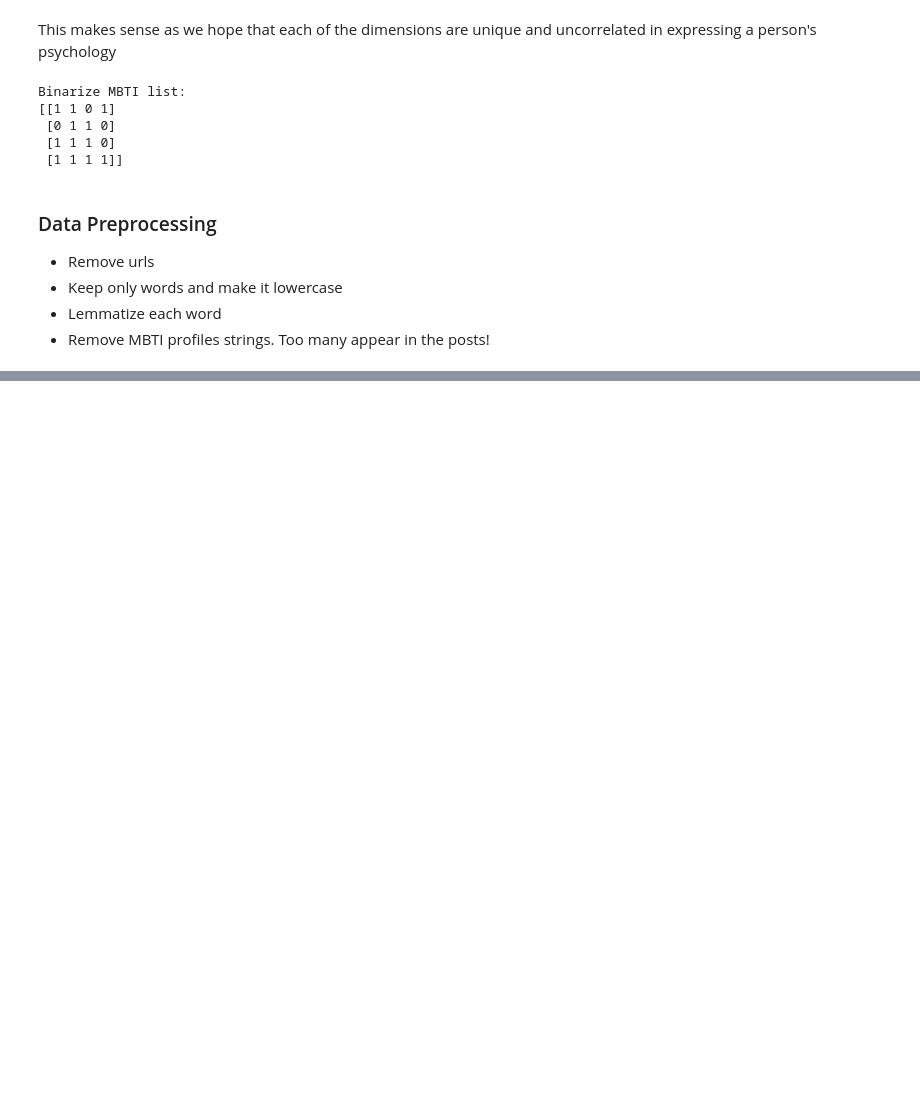
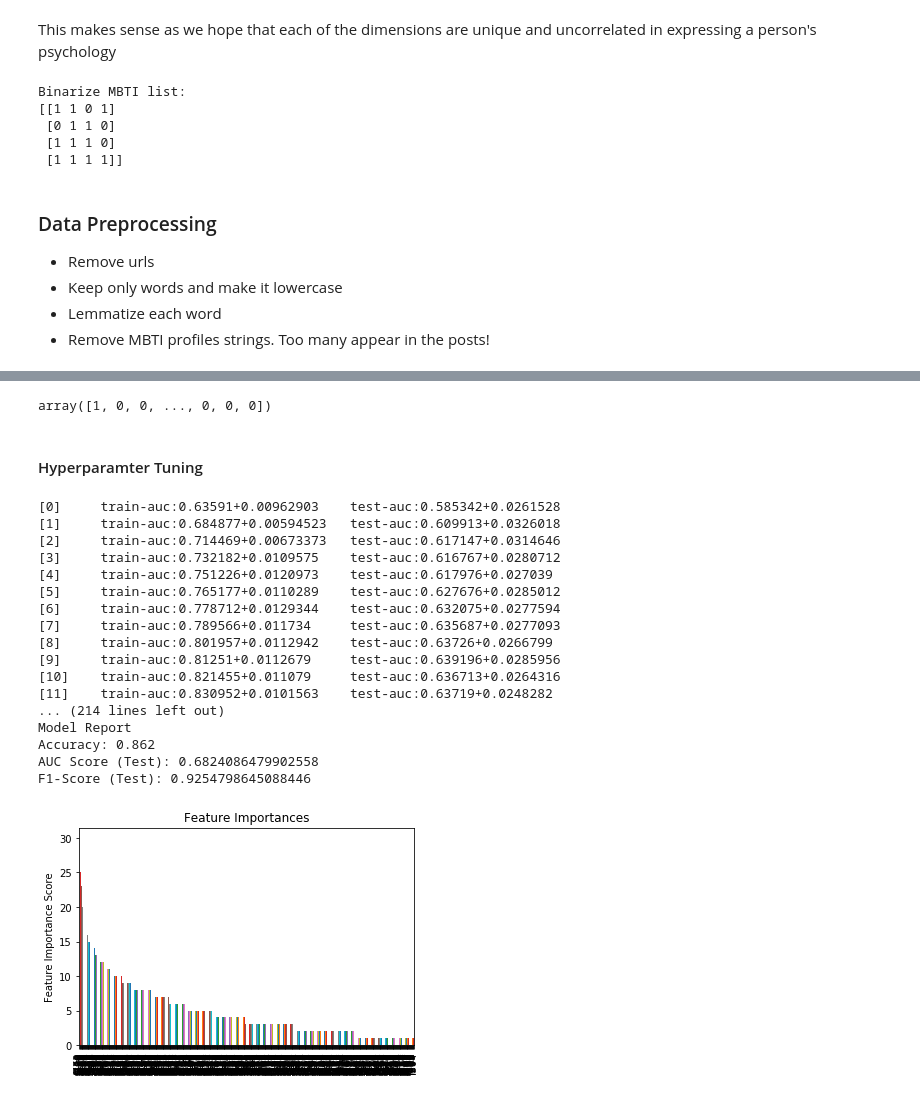
Before and after one commit to pavan1011/twitter_persona, a Jupyter notebook: Twitter_Persona.ipynb, the cells around one changed output, grey strips where cells are left out. Saved outputs shown, nothing was run; the diff lists cells and outputs as text; code cells hidden in the pictures; blank space fills up the shorter version.

```diff
--- a/Twitter_Persona.ipynb
+++ b/Twitter_Persona.ipynb
@@ -319,0 +354,20 @@ NameError: name 'list_posts' is not defined
+# %%
+# Posts to a matrix of token counts
+cntizer = CountVectorizer(analyzer="word",
+                             max_features=1500,
+                             tokenizer=None,
+                             preprocessor=None,
+                             stop_words=None,
+                             max_df=0.7,
+                             min_df=0.1)
+
+# Learn the vocabulary dictionary and return term-document matrix
+print("CountVectorizer...")
+X_cnt = cntizer.fit_transform(list_posts)
+
+# Transform the count matrix to a normalized tf or tf-idf representation
+tfizer = TfidfTransformer()
+
+print("Tf-idf...")
+# Learn the idf vector (fit) and transform a count matrix to a tf-idf representation
+X_tfidf =  tfizer.fit_transform(X_cnt).toarray()
@@ -319,0 +427,6 @@ NameError: name 'list_posts' is not defined
+# %%
+type_indicators = [ "IE: Introversion (I) / Extroversion (E)", "NS: Intuition (N) – Sensing (S)",
+                   "FT: Feeling (F) - Thinking (T)", "JP: Judging (J) – Perceiving (P)"  ]
+
+for l in range(len(type_indicators)):
+    print(type_indicators[l])
@@ -319,0 +486,6 @@ NameError: name 'list_posts' is not defined
+# %%
+list_personality[:,3]
+# %% [output]
+array([1, 0, 0, ..., 0, 0, 0])
+# %% [markdown]
+#### Hyperparamter Tuning
@@ -319,0 +525,36 @@ NameError: name 'list_posts' is not defined
+# %%
+Y = list_personality[:,1]
+
+xgb1 = XGBClassifier(
+ learning_rate =0.1,
+ n_estimators=1000,
+ max_depth=5,
+ min_child_weight=1,
+ gamma=0,
+ subsample=0.8,
+ colsample_bytree=0.8,
+ objective= 'binary:logistic',
+ nthread=4,
+ scale_pos_weight=1,
+ seed=7)
+
+modelfit(xgb1, X_tfidf, Y)
+# %% [output]
+[0]     train-auc:0.63591+0.00962903    test-auc:0.585342+0.0261528
+[1]     train-auc:0.684877+0.00594523   test-auc:0.609913+0.0326018
+[2]     train-auc:0.714469+0.00673373   test-auc:0.617147+0.0314646
+[3]     train-auc:0.732182+0.0109575    test-auc:0.616767+0.0280712
+[4]     train-auc:0.751226+0.0120973    test-auc:0.617976+0.027039
+[5]     train-auc:0.765177+0.0110289    test-auc:0.627676+0.0285012
+[6]     train-auc:0.778712+0.0129344    test-auc:0.632075+0.0277594
+[7]     train-auc:0.789566+0.011734     test-auc:0.635687+0.0277093
+[8]     train-auc:0.801957+0.0112942    test-auc:0.63726+0.0266799
+[9]     train-auc:0.81251+0.0112679     test-auc:0.639196+0.0285956
+[10]    train-auc:0.821455+0.011079     test-auc:0.636713+0.0264316
+[11]    train-auc:0.830952+0.0101563    test-auc:0.63719+0.0248282
+... (214 lines left out)
+Model Report
+Accuracy: 0.862
+AUC Score (Test): 0.6824086479902558
+F1-Score (Test): 0.9254798645088446
+[figure, added]
```
Also changed, not shown: parts of 27 cells of this notebook, 1 other file.
